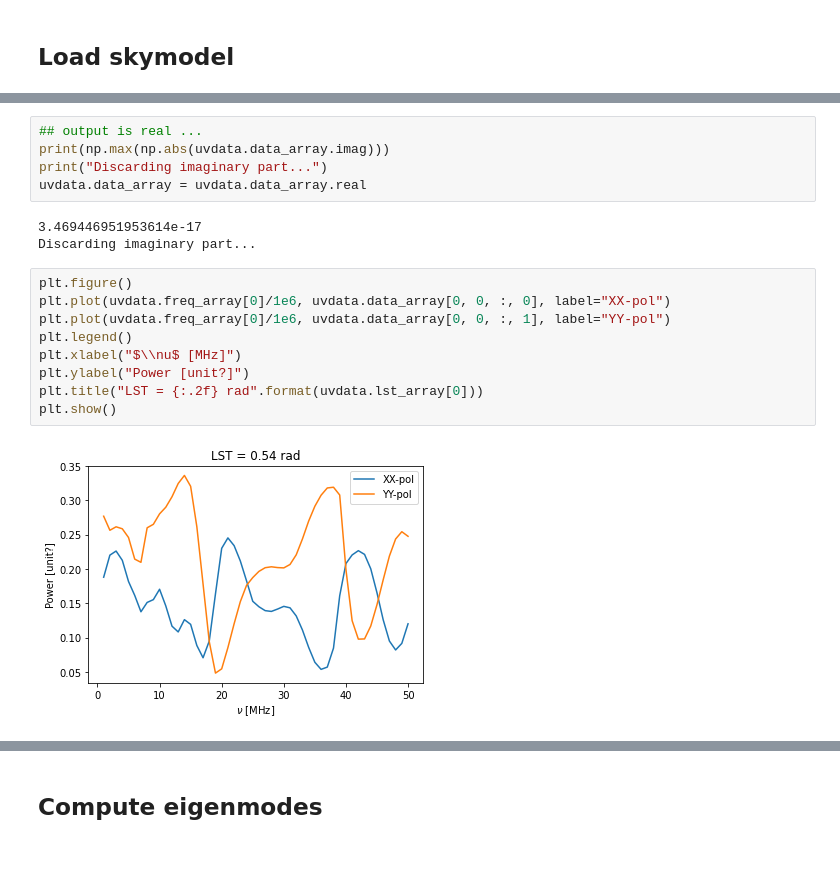
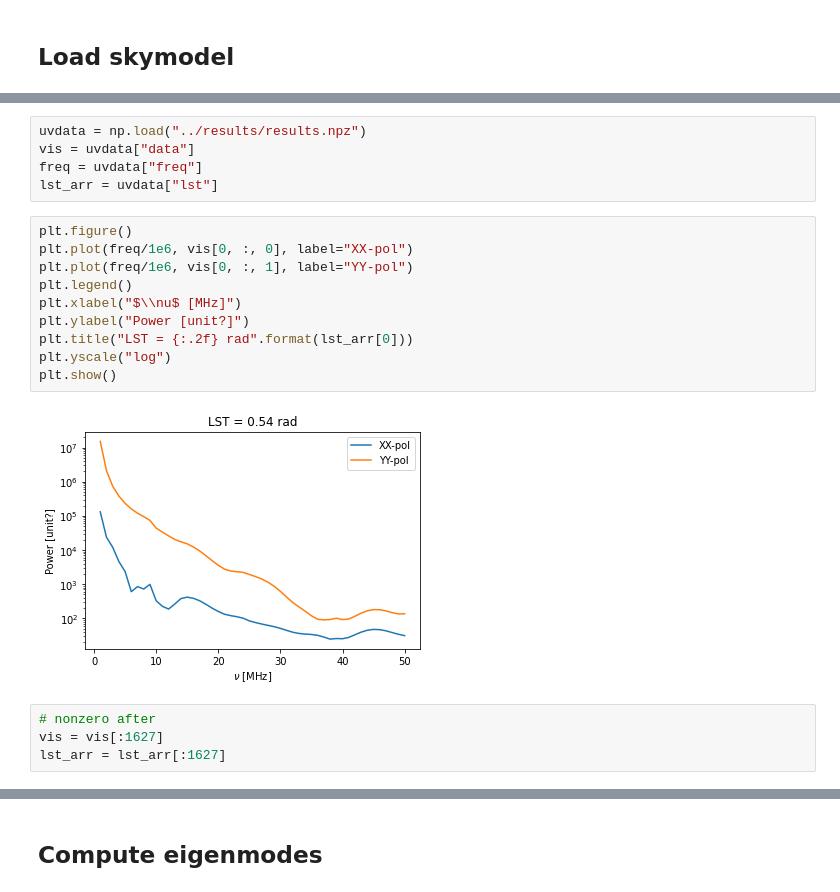
Before and after one commit to christianhbye/lusee_sky_simulations, a Jupyter notebook: notebooks/mock_lusee_night_analysis.ipynb, the cells around one changed output, grey strips where cells are left out. Cells and saved outputs as stored; diff of their text form; blank space fills up the shorter version.

```diff
--- a/notebooks/mock_lusee_night_analysis.ipynb
+++ b/notebooks/mock_lusee_night_analysis.ipynb
@@ -104,20 +92,22 @@ Outfile path:  /home/christian/Documents/research/lusee/lusee_sky_simulations/si
-# %%
-## output is real ...
-print(np.max(np.abs(uvdata.data_array.imag)))
-print("Discarding imaginary part...")
-uvdata.data_array = uvdata.data_array.real
-# %% [output]
-3.469446951953614e-17
-Discarding imaginary part...
+# %%
+uvdata = np.load("../results/results.npz")
+vis = uvdata["data"]
+freq = uvdata["freq"]
+lst_arr = uvdata["lst"]
 # %%
 plt.figure()
-plt.plot(uvdata.freq_array[0]/1e6, uvdata.data_array[0, 0, :, 0], label="XX-pol")
-plt.plot(uvdata.freq_array[0]/1e6, uvdata.data_array[0, 0, :, 1], label="YY-pol")
+plt.plot(freq/1e6, vis[0, :, 0], label="XX-pol")
+plt.plot(freq/1e6, vis[0, :, 1], label="YY-pol")
 plt.legend()
 plt.xlabel("$\\nu$ [MHz]")
 plt.ylabel("Power [unit?]")
-plt.title("LST = {:.2f} rad".format(uvdata.lst_array[0]))
+plt.title("LST = {:.2f} rad".format(lst_arr[0]))
+plt.yscale("log")
 plt.show()
 # %% [output]
-[figure, old version]
+[figure, new version]
+# %%
+# nonzero after
+vis = vis[:1627]
+lst_arr = lst_arr[:1627]
 # %%
```
Also changed, not shown: parts of 14 cells of this notebook.
